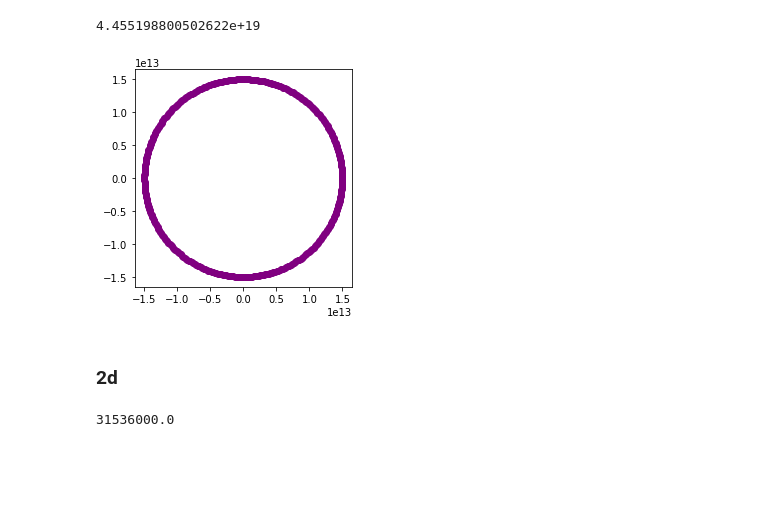
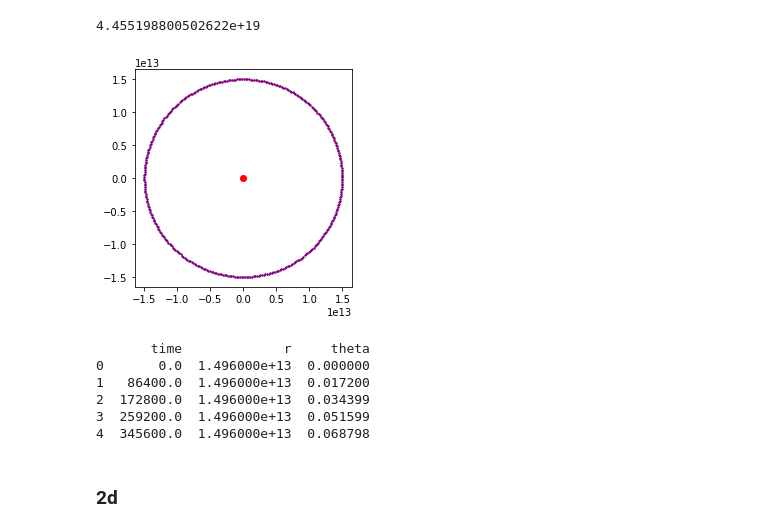
Before and after one commit to cl3425/uf-class-repo, a Jupyter notebook: exoplanets/hw1.ipynb, the cells around one changed output. Drawn from its saved outputs; the diff is of its cells as text; code cells hidden in the pictures; blank space fills up the shorter version.

```diff
--- a/exoplanets/hw1.ipynb
+++ b/exoplanets/hw1.ipynb
@@ -33,26 +34,40 @@ print(specific_L)
 # %% [output]
 4.455198800502622e+19
 # %%
+rs = []
+thetas = []
 times = np.linspace(t0, tf, 366) # one iteration per day
 delta_t = 1.*year_to_seconds/365
 theta = theta0 # initialize theta at theta0
 r = r0 # initialize r at r0
 fig = plt.figure()
 ax = fig.add_subplot(111,aspect='equal') # force 1 to 1 aspect ratio to confirm that it's a circle
 for times_elt in times:
+    rs.append(r)
+    thetas.append(theta)
     delta_theta = update_theta(specific_L, r, delta_t)
     theta = theta + delta_theta
     r = calc_r(a, e, theta)
     x = r*np.cos(theta)
     y = r*np.sin(theta)
     #print(theta, x, y)
-    plt.scatter(x, y, color='purple')
+    plt.scatter(x, y, color='purple', s=2)
+
+plt.scatter(0, 0, color='red')
 plt.show()
+
+df = pd.DataFrame()
+df['time'] = times
+df['r'] = rs
+df['theta'] = thetas
+print(df.head())
 # %% [output]
-[figure, old version]
+[figure, new version]
+       time             r     theta
+0       0.0  1.496000e+13  0.000000
+1   86400.0  1.496000e+13  0.017200
+2  172800.0  1.496000e+13  0.034399
+3  259200.0  1.496000e+13  0.051599
+4  345600.0  1.496000e+13  0.068798
 # %% [markdown]
 ### 2d
-# %%
-tf
-# %% [output]
-31536000.0
```
Also changed, not shown: parts of 35 cells of this notebook.
